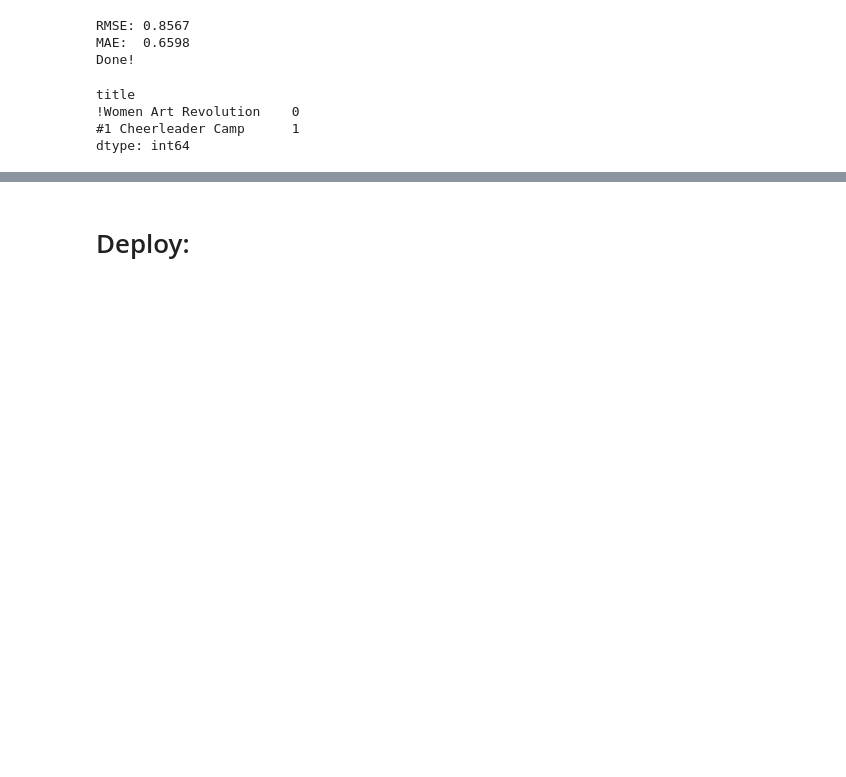
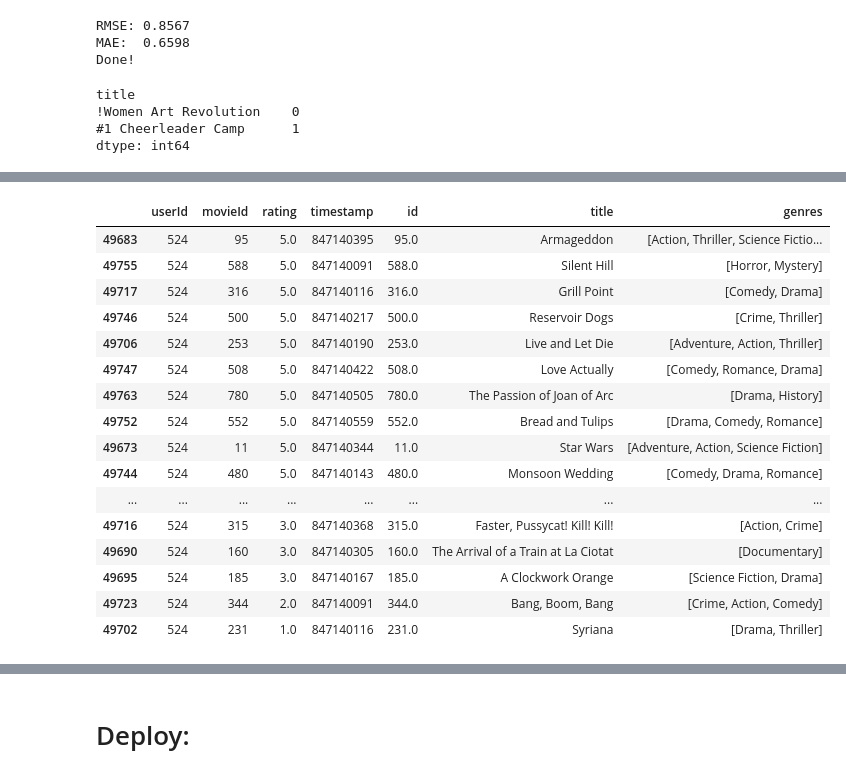
Before and after one commit to abrilnoguera/TMDBChatbot, a Jupyter notebook: trabajoAPA.ipynb, the cells around one changed output, grey strips where cells are left out. Drawn from its saved outputs; the diff is of its cells as text; code cells hidden in the pictures; blank space fills up the shorter version.

```diff
--- a/trabajoAPA.ipynb
+++ b/trabajoAPA.ipynb
@@ -1737,7 +1675,11 @@ print(len(ratings_sample))
 # %%
 from sklearn.model_selection import train_test_split
 
-train, test = train_test_split(ratings_sample, test_size=0.2, random_state=42)
+movies_with_genre = pd.merge(ratings_sample, movies_filtered, left_on='movieId', right_on='id', how='left')
+
+movies_with_genre = movies_with_genre[~pd.isnull(movies_with_genre['id'])]
+
+train, test = train_test_split(movies_with_genre, test_size=0.2, random_state=42)
 
 trainset, testset = convert_traintest_dataframe_forsurprise(train, test)
 # %%
@@ -1954,0 +1966,20 @@ AttributeError: 'Series' object has no attribute 'genres'
+# %%
+train[train['userId'] == 524].sort_values(by = 'rating', ascending = False)
+# %% [output]
+|  | userId | movieId | rating | timestamp | id | title | genres |
+| 49683 | 524 | 95 | 5.0 | 847140395 | 95.0 | Armageddon | [Action, Thriller, Science Fictio... |
+| 49755 | 524 | 588 | 5.0 | 847140091 | 588.0 | Silent Hill | [Horror, Mystery] |
+| 49717 | 524 | 316 | 5.0 | 847140116 | 316.0 | Grill Point | [Comedy, Drama] |
+| 49746 | 524 | 500 | 5.0 | 847140217 | 500.0 | Reservoir Dogs | [Crime, Thriller] |
+| 49706 | 524 | 253 | 5.0 | 847140190 | 253.0 | Live and Let Die | [Adventure, Action, Thriller] |
+| 49747 | 524 | 508 | 5.0 | 847140422 | 508.0 | Love Actually | [Comedy, Romance, Drama] |
+| 49763 | 524 | 780 | 5.0 | 847140505 | 780.0 | The Passion of Joan of Arc | [Drama, History] |
+| 49752 | 524 | 552 | 5.0 | 847140559 | 552.0 | Bread and Tulips | [Drama, Comedy, Romance] |
+| 49673 | 524 | 11 | 5.0 | 847140344 | 11.0 | Star Wars | [Adventure, Action, Science Fiction] |
+| 49744 | 524 | 480 | 5.0 | 847140143 | 480.0 | Monsoon Wedding | [Comedy, Drama, Romance] |
+| ... | ... | ... | ... | ... | ... | ... | ... |
+| 49716 | 524 | 315 | 3.0 | 847140368 | 315.0 | Faster, Pussycat! Kill! Kill! | [Action, Crime] |
+| 49690 | 524 | 160 | 3.0 | 847140305 | 160.0 | The Arrival of a Train at La Ciotat | [Documentary] |
+| 49695 | 524 | 185 | 3.0 | 847140167 | 185.0 | A Clockwork Orange | [Science Fiction, Drama] |
+| 49723 | 524 | 344 | 2.0 | 847140091 | 344.0 | Bang, Boom, Bang | [Crime, Action, Comedy] |
+| 49702 | 524 | 231 | 1.0 | 847140116 | 231.0 | Syriana | [Drama, Thriller] |
```
Also changed, not shown: parts of 28 cells of this notebook, 2 other files.
